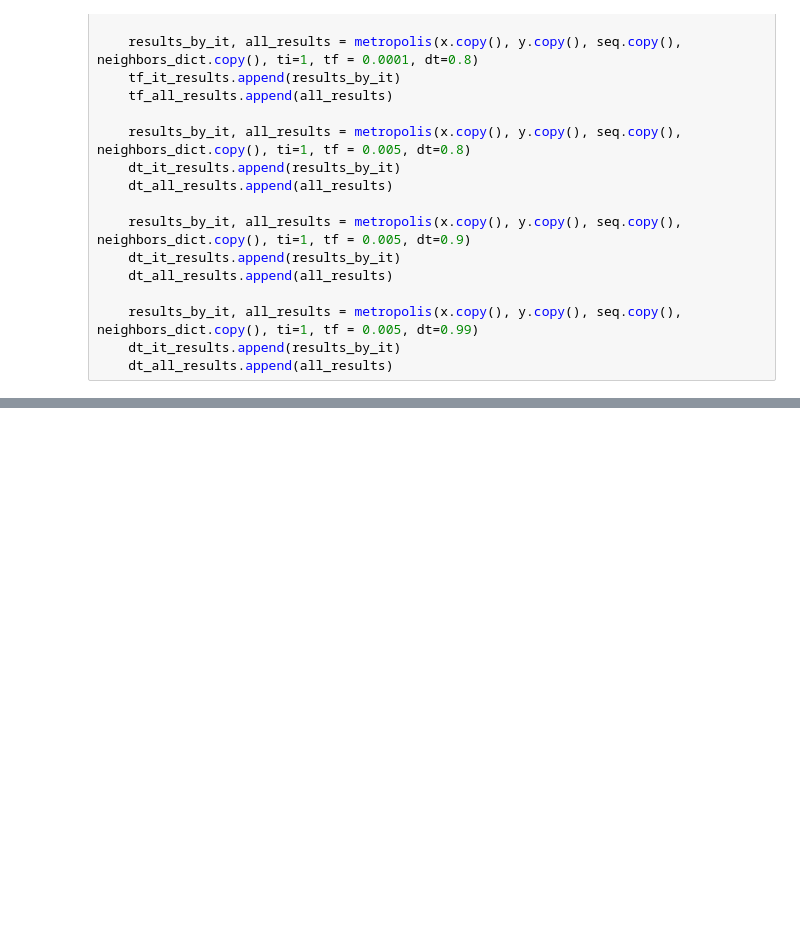
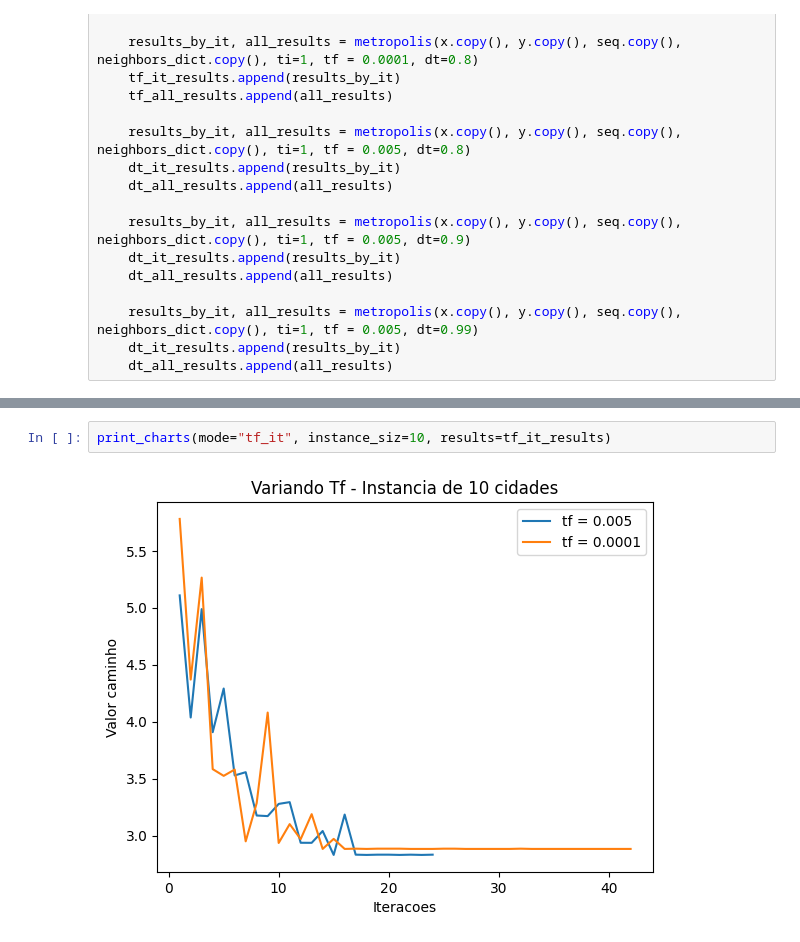
Before and after one commit to JoaoP-Silva/IFEC-repo, a Jupyter notebook: TSP/TSP.ipynb, the cells around one changed output, grey strips where cells are left out. Drawn from its saved outputs; the diff is of its cells as text; blank space fills up the shorter version.

```diff
--- a/TSP/TSP.ipynb
+++ b/TSP/TSP.ipynb
@@ -326,0 +410,4 @@ print_charts(mode="ti_all", instance_siz=10, results=ti_all_results)
+# %%
+print_charts(mode="tf_it", instance_siz=10, results=tf_it_results)
+# %% [output]
+[figure, added]
```
Also changed, not shown: parts of 46 cells of this notebook.
